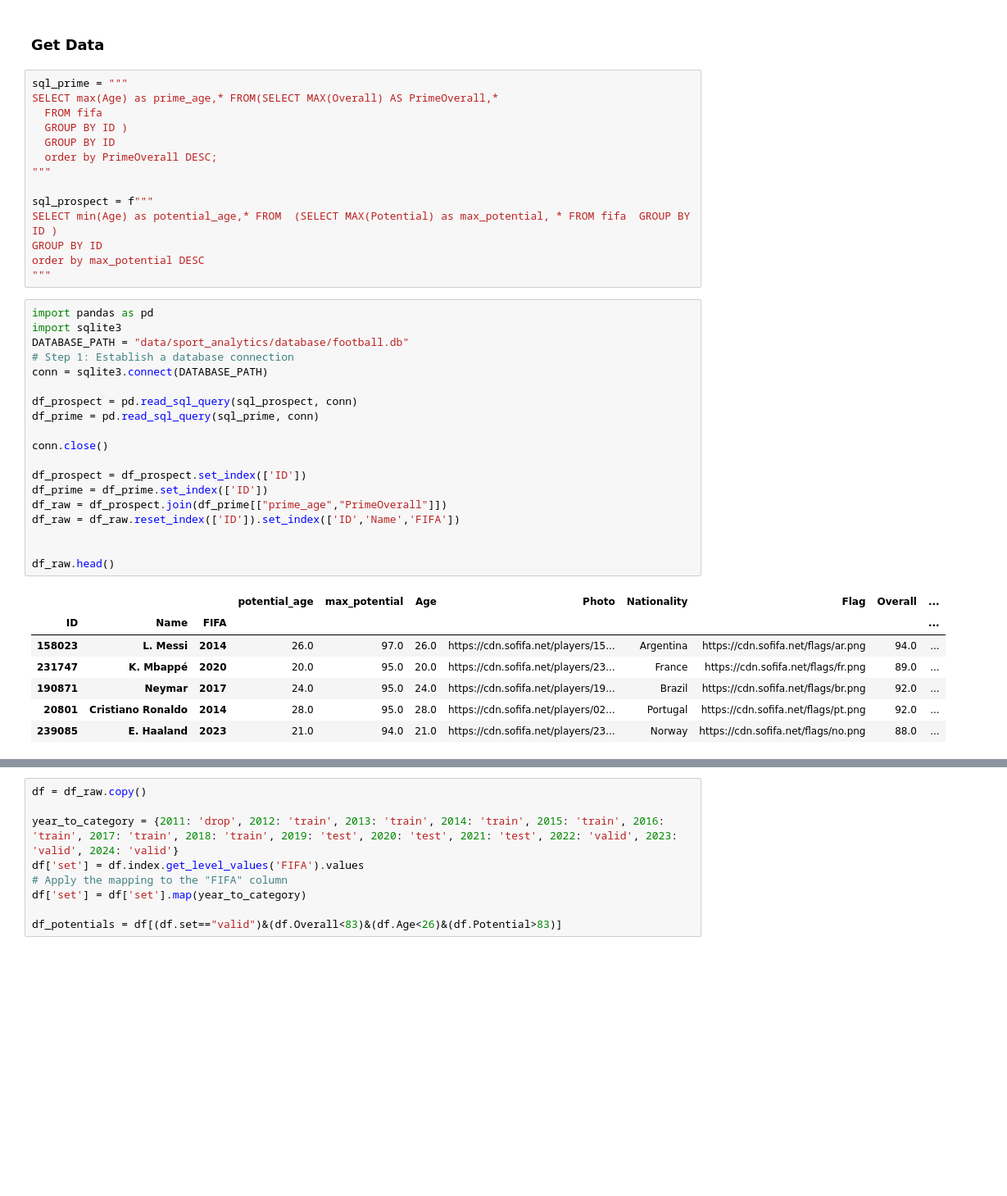
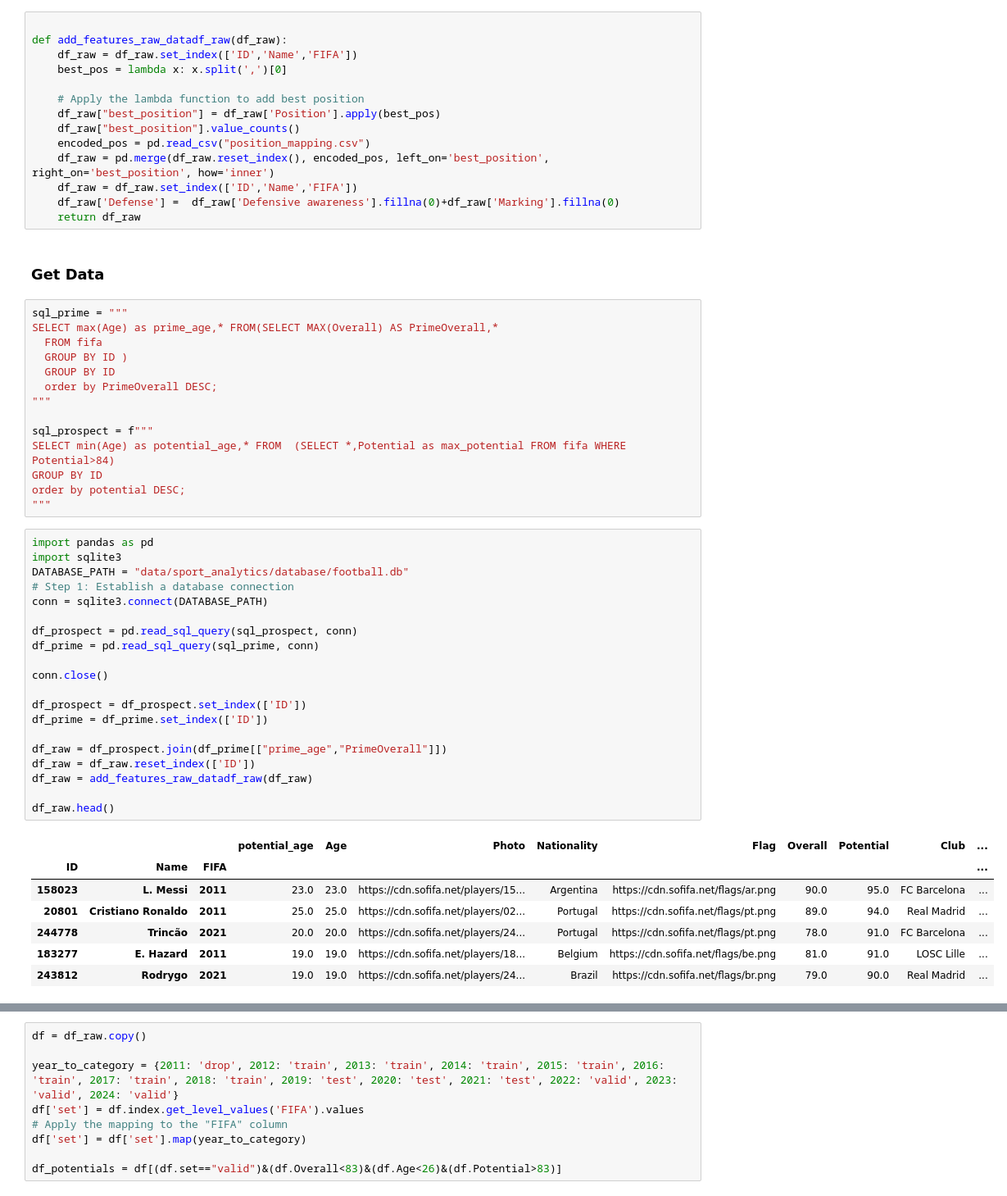
Before and after one commit to robb1302/statsfaction, a Jupyter notebook: scripts/sport_analytics/model/what was his name again.ipynb, the cells around one changed output, grey strips where cells are left out. Shown at 82% size. Drawn from its saved outputs; the diff is of its cells as text; blank space fills up the shorter version.

```diff
--- a/scripts/sport_analytics/model/what was his name again.ipynb
+++ b/scripts/sport_analytics/model/what was his name again.ipynb
@@ -29,6 +29,20 @@ os.getcwd()
 from src.sport_analytics.crawler.fifa import extract_attributes
 # %% [output]
 New current directory: c:\Users\Robert\Documents\Projekte\dev\statsfaction
+# %%
+
+def add_features_raw_datadf_raw(df_raw):
+    df_raw = df_raw.set_index(['ID','Name','FIFA'])
+    best_pos = lambda x: x.split(',')[0]
+
+    # Apply the lambda function to add best position
+    df_raw["best_position"] = df_raw['Position'].apply(best_pos)
+    df_raw["best_position"].value_counts()
+    encoded_pos = pd.read_csv("position_mapping.csv")
+    df_raw = pd.merge(df_raw.reset_index(), encoded_pos, left_on='best_position', right_on='best_position', how='inner')
+    df_raw = df_raw.set_index(['ID','Name','FIFA'])
+    df_raw['Defense'] =  df_raw['Defensive awareness'].fillna(0)+df_raw['Marking'].fillna(0)
+    return df_raw
 # %% [markdown]
 ### Get Data
 # %%
@@ -41,34 +55,35 @@ SELECT max(Age) as prime_age,* FROM(SELECT MAX(Overall) AS PrimeOverall,*
 """
 
 sql_prospect = f"""
-SELECT min(Age) as potential_age,* FROM  (SELECT MAX(Potential) as max_potential, * FROM fifa  GROUP BY ID )
+SELECT min(Age) as potential_age,* FROM  (SELECT *,Potential as max_potential FROM fifa WHERE Potential>84)
 GROUP BY ID
-order by max_potential DESC
+order by potential DESC;
 """
 # %%
 import pandas as pd
 import sqlite3
 DATABASE_PATH = "data/sport_analytics/database/football.db"
 # Step 1: Establish a database connection
 conn = sqlite3.connect(DATABASE_PATH)
 
 df_prospect = pd.read_sql_query(sql_prospect, conn)
 df_prime = pd.read_sql_query(sql_prime, conn)
 
 conn.close()
 
 df_prospect = df_prospect.set_index(['ID'])
 df_prime = df_prime.set_index(['ID'])
+
 df_raw = df_prospect.join(df_prime[["prime_age","PrimeOverall"]])
-df_raw = df_raw.reset_index(['ID']).set_index(['ID','Name','FIFA'])
-
+df_raw = df_raw.reset_index(['ID'])
+df_raw = add_features_raw_datadf_raw(df_raw)
 
 df_raw.head()
 # %% [output]
-|  |  |  | potential_age | max_potential | Age | Photo | Nationality | Flag | Overall | ... |
-| ID | Name | FIFA |  |  |  |  |  |  |  | ... |
-| 158023 | L. Messi | 2014 | 26.0 | 97.0 | 26.0 | https://cdn.sofifa.net/players/15... | Argentina | https://cdn.sofifa.net/flags/ar.png | 94.0 | ... |
-| 231747 | K. Mbappé | 2020 | 20.0 | 95.0 | 20.0 | https://cdn.sofifa.net/players/23... | France | https://cdn.sofifa.net/flags/fr.png | 89.0 | ... |
-| 190871 | Neymar | 2017 | 24.0 | 95.0 | 24.0 | https://cdn.sofifa.net/players/19... | Brazil | https://cdn.sofifa.net/flags/br.png | 92.0 | ... |
-| 20801 | Cristiano Ronaldo | 2014 | 28.0 | 95.0 | 28.0 | https://cdn.sofifa.net/players/02... | Portugal | https://cdn.sofifa.net/flags/pt.png | 92.0 | ... |
-| 239085 | E. Haaland | 2023 | 21.0 | 94.0 | 21.0 | https://cdn.sofifa.net/players/23... | Norway | https://cdn.sofifa.net/flags/no.png | 88.0 | ... |
+|  |  |  | potential_age | Age | Photo | Nationality | Flag | Overall | Potential | Club | ... |
+| ID | Name | FIFA |  |  |  |  |  |  |  |  | ... |
+| 158023 | L. Messi | 2011 | 23.0 | 23.0 | https://cdn.sofifa.net/players/15... | Argentina | https://cdn.sofifa.net/flags/ar.png | 90.0 | 95.0 | FC Barcelona | ... |
+| 20801 | Cristiano Ronaldo | 2011 | 25.0 | 25.0 | https://cdn.sofifa.net/players/02... | Portugal | https://cdn.sofifa.net/flags/pt.png | 89.0 | 94.0 | Real Madrid | ... |
+| 244778 | Trincão | 2021 | 20.0 | 20.0 | https://cdn.sofifa.net/players/24... | Portugal | https://cdn.sofifa.net/flags/pt.png | 78.0 | 91.0 | FC Barcelona | ... |
+| 183277 | E. Hazard | 2011 | 19.0 | 19.0 | https://cdn.sofifa.net/players/18... | Belgium | https://cdn.sofifa.net/flags/be.png | 81.0 | 91.0 | LOSC Lille | ... |
+| 243812 | Rodrygo | 2021 | 19.0 | 19.0 | https://cdn.sofifa.net/players/24... | Brazil | https://cdn.sofifa.net/flags/br.png | 79.0 | 90.0 | Real Madrid | ... |
```
Also changed, not shown: parts of 28 cells of this notebook, 2 other files.
